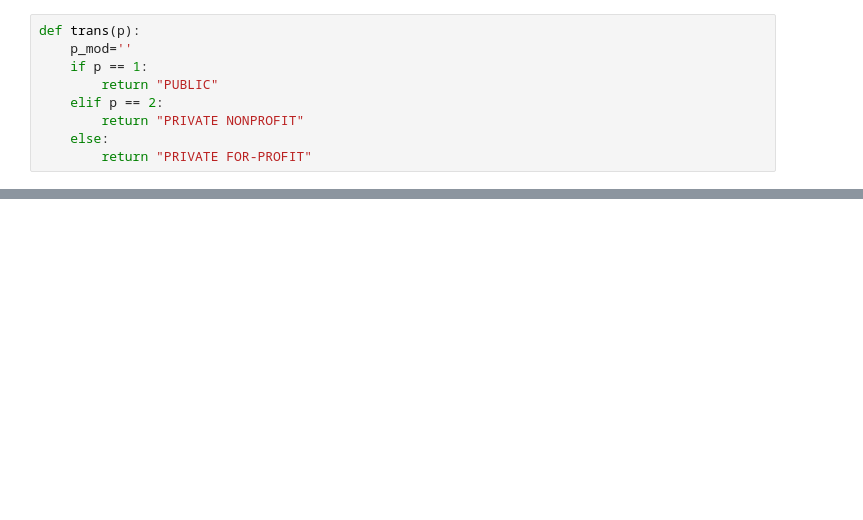
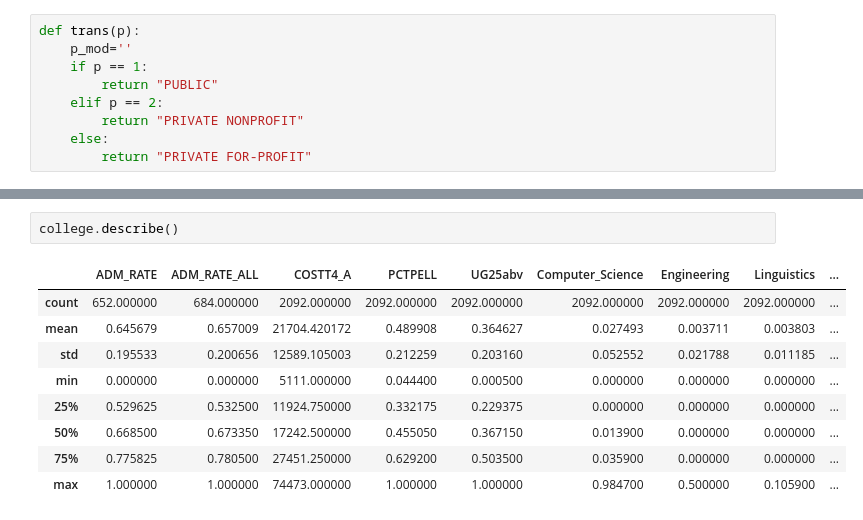
Before and after one commit to acastrillonv/Trabajo-1-TAE, a Jupyter notebook: TrabajoTAE.ipynb, the cells around one changed output, grey strips where cells are left out. Drawn from its saved outputs; the diff is of its cells as text; blank space fills up the shorter version.

```diff
--- a/TrabajoTAE.ipynb
+++ b/TrabajoTAE.ipynb
@@ -53,0 +93,12 @@ data
+# %%
+college.describe()
+# %% [output]
+|  | ADM_RATE | ADM_RATE_ALL | COSTT4_A | PCTPELL | UG25abv | Computer_Science | Engineering | Linguistics | ... |
+| count | 652.000000 | 684.000000 | 2092.000000 | 2092.000000 | 2092.000000 | 2092.000000 | 2092.000000 | 2092.000000 | ... |
+| mean | 0.645679 | 0.657009 | 21704.420172 | 0.489908 | 0.364627 | 0.027493 | 0.003711 | 0.003803 | ... |
+| std | 0.195533 | 0.200656 | 12589.105003 | 0.212259 | 0.203160 | 0.052552 | 0.021788 | 0.011185 | ... |
+| min | 0.000000 | 0.000000 | 5111.000000 | 0.044400 | 0.000500 | 0.000000 | 0.000000 | 0.000000 | ... |
+| 25% | 0.529625 | 0.532500 | 11924.750000 | 0.332175 | 0.229375 | 0.000000 | 0.000000 | 0.000000 | ... |
+| 50% | 0.668500 | 0.673350 | 17242.500000 | 0.455050 | 0.367150 | 0.013900 | 0.000000 | 0.000000 | ... |
+| 75% | 0.775825 | 0.780500 | 27451.250000 | 0.629200 | 0.503500 | 0.035900 | 0.000000 | 0.000000 | ... |
+| max | 1.000000 | 1.000000 | 74473.000000 | 1.000000 | 1.000000 | 0.984700 | 0.500000 | 0.105900 | ... |
```
Also changed, not shown: parts of 17 cells of this notebook, 1 other file.
